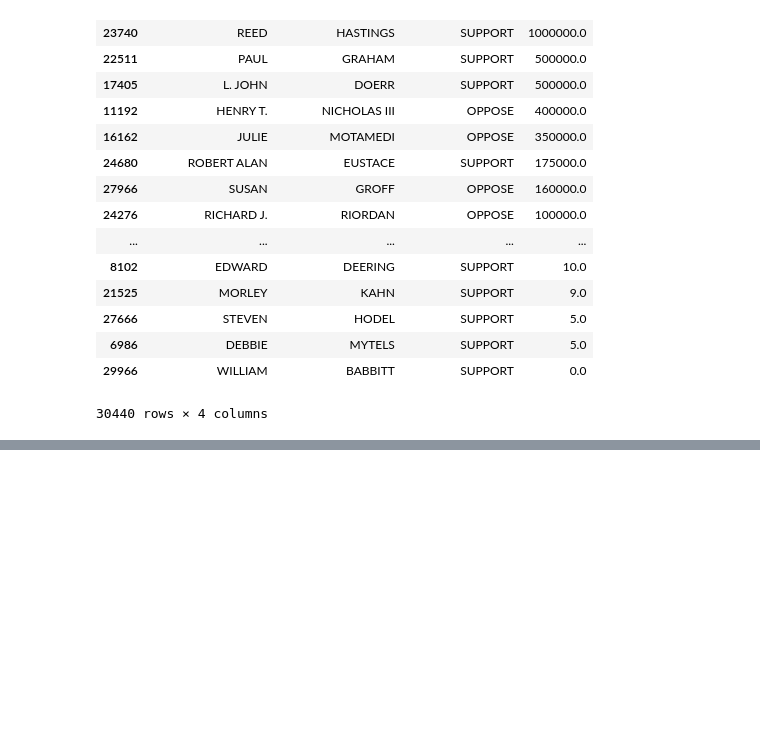
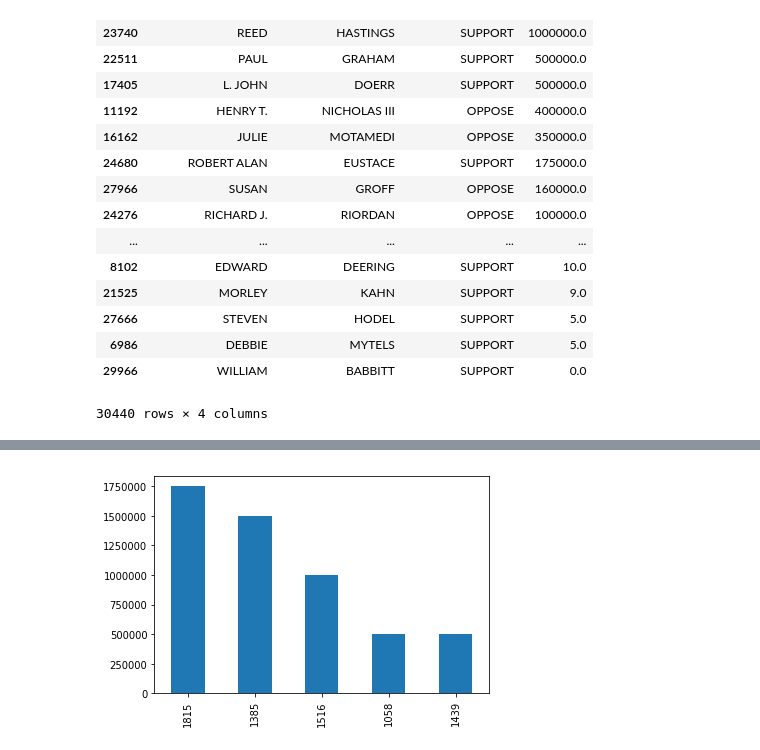
Before and after one commit to JMeers2/Dealth-Penalty-Proposition-Python-Analysis, a Jupyter notebook: PropsPandas.ipynb, the cells around one changed output, grey strips where cells are left out. Saved outputs shown, nothing was run; the diff lists cells and outputs as text; code cells hidden in the pictures; blank space fills up the shorter version.

```diff
--- a/PropsPandas.ipynb
+++ b/PropsPandas.ipynb
@@ -236,0 +267,4 @@ merged.groupby(["contributor_firstname", "contributor_lastname", "committee_posi
+# %%
+chart = top_supporters.head(5).amount.plot.bar()
+# %% [output]
+[figure, added]
```
Also changed, not shown: parts of 11 cells of this notebook.
